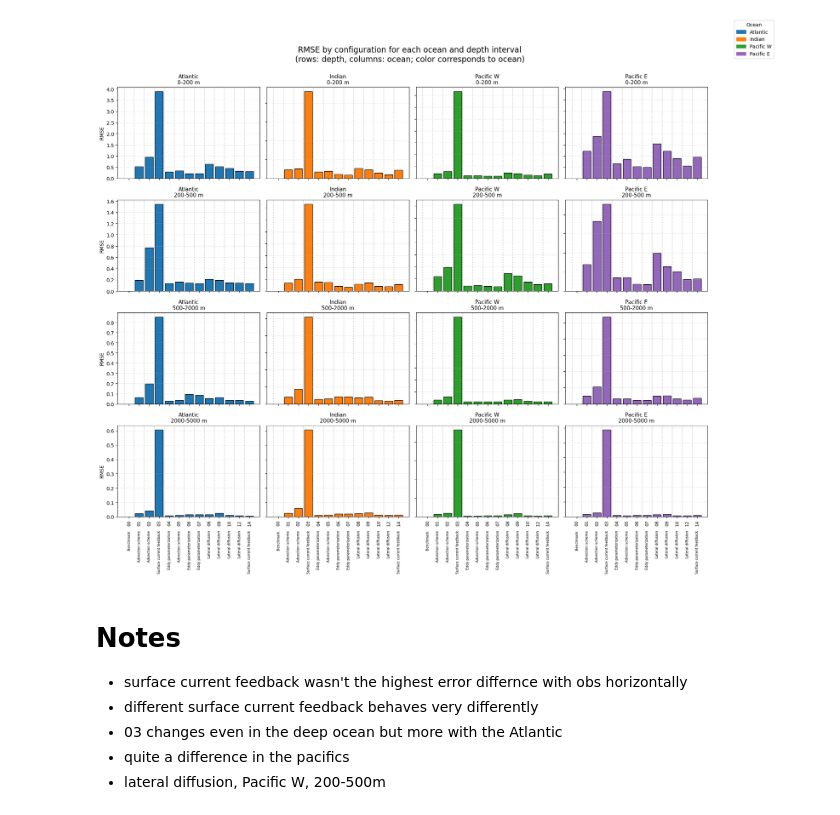
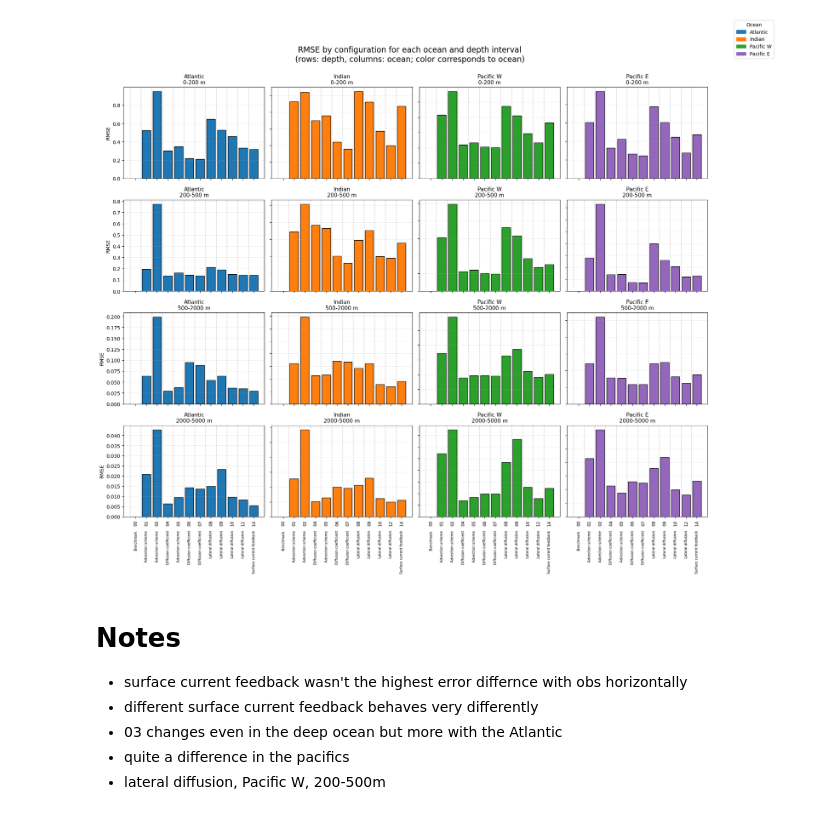
Before and after one commit to gantz-thomas-gantz/NEMOCheck, a Jupyter notebook: src/vertical_error.ipynb, the cells around one changed output. Cells and saved outputs as stored; diff of their text form; code cells hidden in the pictures.

```diff
--- a/src/vertical_error.ipynb
+++ b/src/vertical_error.ipynb
@@ -29,23 +29,24 @@ ocean_names = list(OCEAN_DOMAINS.keys())
 ocean_colors = ["#1f77b4", "#ff7f0e", "#2ca02c", "#9467bd"]
 ocean_color_dict = dict(zip(ocean_names, ocean_colors))
 
-cfgs = ["00", "01", "02", "03", "04", "05", "06", "07", "08", "09", "10", "12", "14"]
-# Example descriptions for configurations (replace with your own descriptions)
+cfgs = ["00", "01", "02", "04", "05", "06", "07", "08", "09", "10", "12", "14"]
+
 cfg_descriptions = [
     "Benchmark",                           # 00
     "Advection scheme",                    # 01
     "Advection scheme",                    # 02
-    "Surface current feedback",            # 03
-    "Eddy parameterization",               # 04
+    #"Surface current feedback",            # 03
+    "Diffusion coefficient",               # 04
     "Advection scheme",                    # 05
-    "Eddy parameterization",               # 06
-    "Eddy parameterization",               # 07
+    "Diffusion coefficient",               # 06
+    "Diffusion coefficient",               # 07
     "Lateral diffusion",                   # 08
     "Lateral diffusion",                   # 09
     "Lateral diffusion",                   # 10
     "Lateral diffusion",                   # 12
     "Surface current feedback"             # 14
 ]
+
 lon = ref["nav_lon_grid_T"]
 depth = ref["deptht"]
 
@@ -102,34 +103,34 @@ for row, (min_depth, max_depth) in enumerate(DESIRED_HEIGHTS):
         ax.bar(np.arange(n_cfg), heights_to_plot, color=ocean_color_dict[ocean], edgecolor="black")
         ax.set_title(f"{ocean}\n{min_depth}-{max_depth} m", fontsize=11)
         for xi in np.arange(n_cfg):
             ax.axvline(x=xi-0.5, color='grey', linestyle=':', linewidth=1, alpha=0.7, zorder=0)
         ax.grid(axis='y', linestyle=':', alpha=0.5)
         if row == n_rows - 1:
             ax.set_xticks(np.arange(n_cfg))
             ax.set_xticklabels(cfgs, fontsize=9, rotation=90)
             for j, desc in enumerate(cfg_descriptions):
                 ax.text(j, ax.get_ylim()[0] - 0.15 * (ax.get_ylim()[1] - ax.get_ylim()[0]),
                         desc, rotation=90, fontsize=7, va='top', ha='center')
         else:
             ax.set_xticks([])
         if col == 0:
             ax.set_ylabel("RMSE")
         else:
             ax.set_yticklabels([])
 
 handles = [Patch(color=ocean_color_dict[o], label=o) for o in ocean_names]
 fig.legend(handles=handles, title="Ocean", bbox_to_anchor=(1.01, 1), loc='upper left')
 
 fig.suptitle(
     "RMSE by configuration for each ocean and depth interval\n"
     "(rows: depth, columns: ocean; color corresponds to ocean)",
     y=0.95, fontsize=16
 )
 plt.tight_layout(rect=[0,0,0.98,0.95])
 plt.savefig("depth.pdf", format="pdf", bbox_inches="tight", dpi=300)
 plt.show()
 # %% [output]
-[figure, old version]
+[figure, new version]
 # %% [markdown]
 # Notes
 
```
Also changed, not shown: 2 other files.
